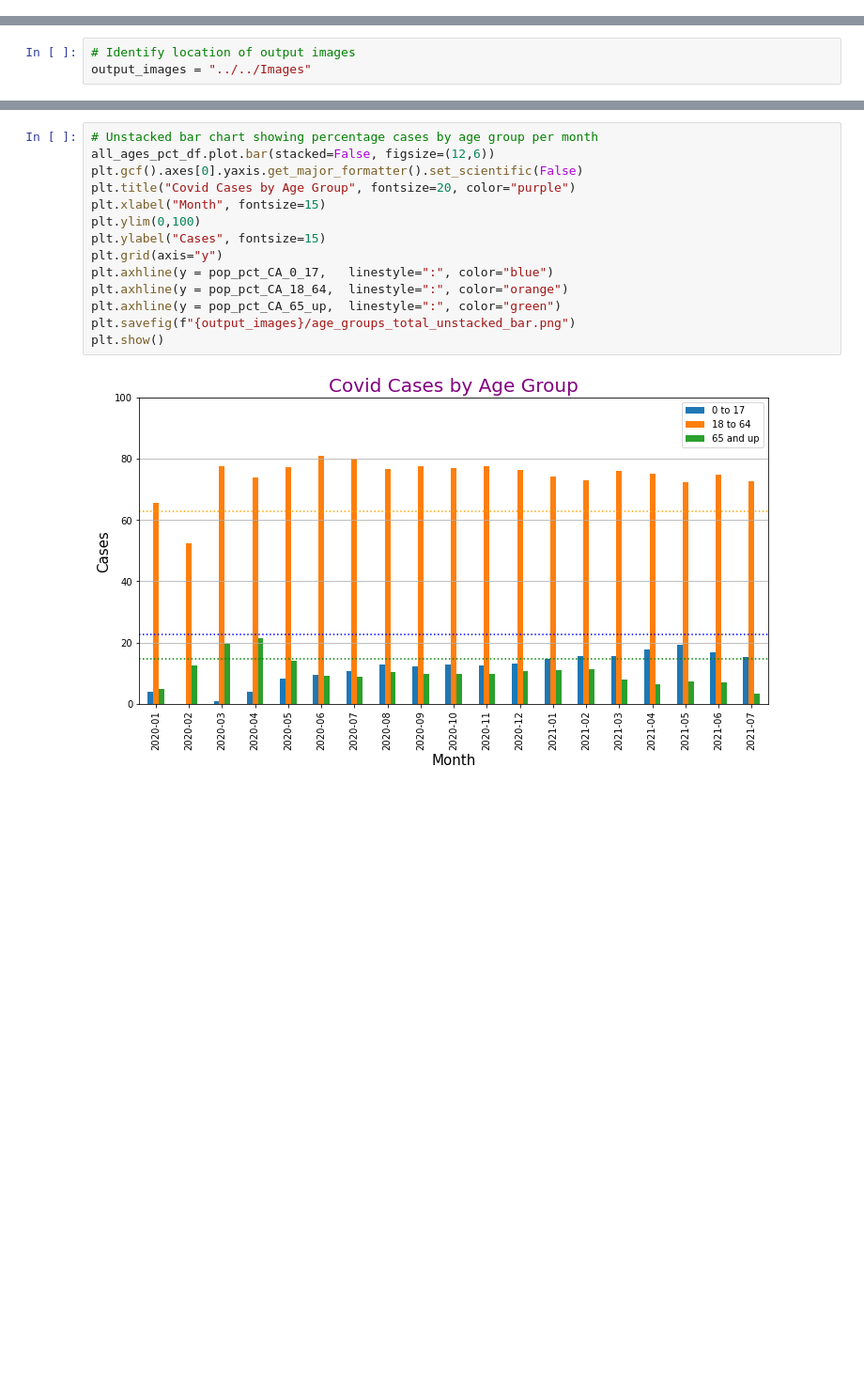
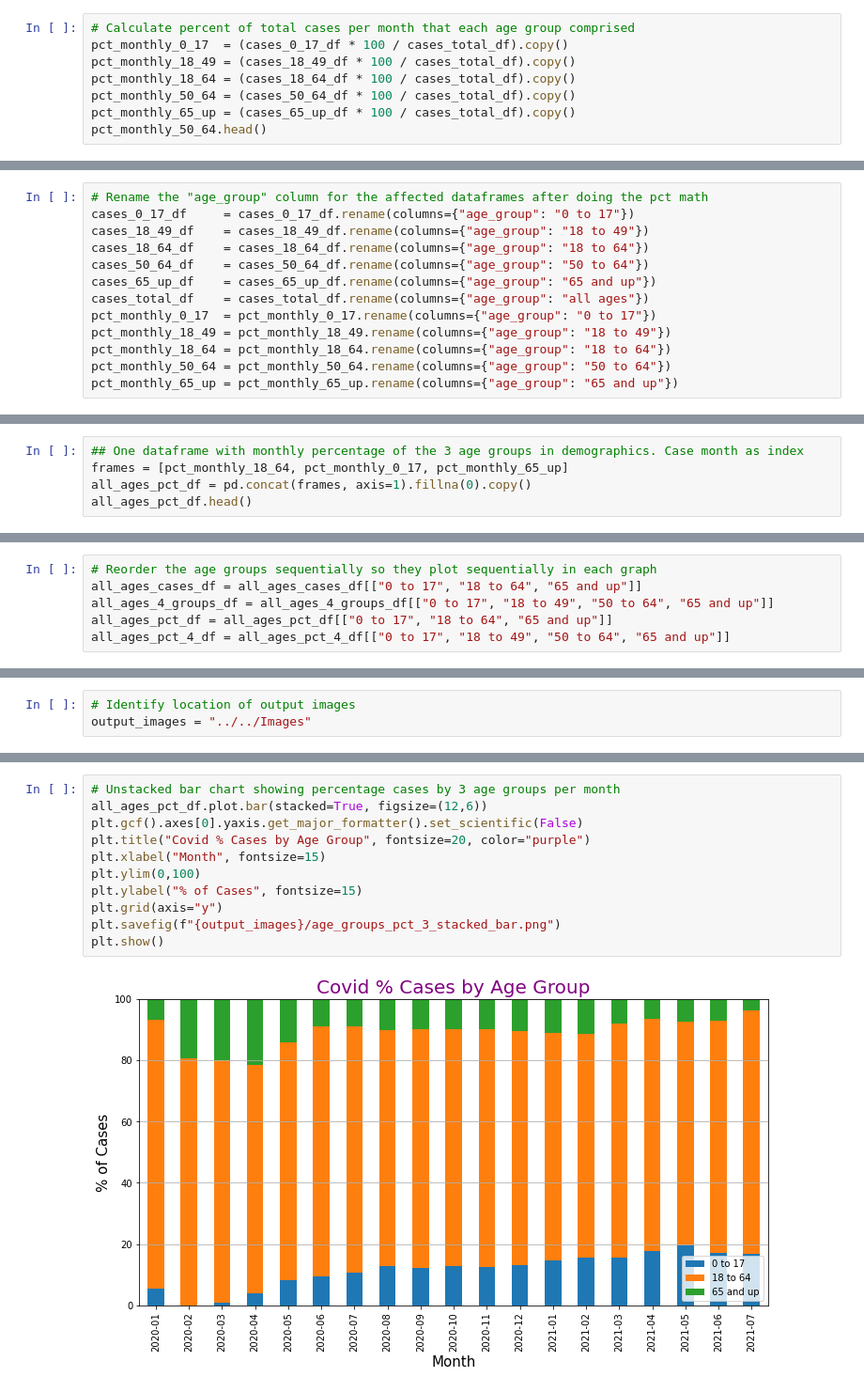
Before and after one commit to kevogil/covid-analysis, a Jupyter notebook: Notebooks/Analysis_And_Visualizations/covid_infections_by_age_group.ipynb, the cells around one changed output, grey strips where cells are left out. Shown at 94% size. Drawn from its saved outputs; the diff is of its cells as text; blank space fills up the shorter version.

```diff
--- a/Notebooks/Analysis_And_Visualizations/covid_infections_by_age_group.ipynb
+++ b/Notebooks/Analysis_And_Visualizations/covid_infections_by_age_group.ipynb
@@ -174,0 +157,8 @@ all_ages_pct_df.head()
+# %%
+# Calculate percent of total cases per month that each age group comprised
+pct_monthly_0_17  = (cases_0_17_df * 100 / cases_total_df).copy()
+pct_monthly_18_49 = (cases_18_49_df * 100 / cases_total_df).copy()
+pct_monthly_18_64 = (cases_18_64_df * 100 / cases_total_df).copy()
+pct_monthly_50_64 = (cases_50_64_df * 100 / cases_total_df).copy()
+pct_monthly_65_up = (cases_65_up_df * 100 / cases_total_df).copy()
+pct_monthly_50_64.head()
@@ -174,0 +173,13 @@ all_ages_pct_df.head()
+# %%
+# Rename the "age_group" column for the affected dataframes after doing the pct math
+cases_0_17_df     = cases_0_17_df.rename(columns={"age_group": "0 to 17"})
+cases_18_49_df    = cases_18_49_df.rename(columns={"age_group": "18 to 49"})
+cases_18_64_df    = cases_18_64_df.rename(columns={"age_group": "18 to 64"})
+cases_50_64_df    = cases_50_64_df.rename(columns={"age_group": "50 to 64"})
+cases_65_up_df    = cases_65_up_df.rename(columns={"age_group": "65 and up"})
+cases_total_df    = cases_total_df.rename(columns={"age_group": "all ages"})
+pct_monthly_0_17  = pct_monthly_0_17.rename(columns={"age_group": "0 to 17"})
+pct_monthly_18_49 = pct_monthly_18_49.rename(columns={"age_group": "18 to 49"})
+pct_monthly_18_64 = pct_monthly_18_64.rename(columns={"age_group": "18 to 64"})
+pct_monthly_50_64 = pct_monthly_50_64.rename(columns={"age_group": "50 to 64"})
+pct_monthly_65_up = pct_monthly_65_up.rename(columns={"age_group": "65 and up"})
@@ -174,0 +212,5 @@ all_ages_pct_df.head()
+# %%
+## One dataframe with monthly percentage of the 3 age groups in demographics. Case month as index
+frames = [pct_monthly_18_64, pct_monthly_0_17, pct_monthly_65_up]
+all_ages_pct_df = pd.concat(frames, axis=1).fillna(0).copy()
+all_ages_pct_df.head()
@@ -175,3 +238,9 @@ all_ages_pct_df.head()
+# %%
+# Reorder the age groups sequentially so they plot sequentially in each graph
+all_ages_cases_df = all_ages_cases_df[["0 to 17", "18 to 64", "65 and up"]]
+all_ages_4_groups_df = all_ages_4_groups_df[["0 to 17", "18 to 49", "50 to 64", "65 and up"]]
+all_ages_pct_df = all_ages_pct_df[["0 to 17", "18 to 64", "65 and up"]]
+all_ages_pct_4_df = all_ages_pct_4_df[["0 to 17", "18 to 49", "50 to 64", "65 and up"]]
 # %% [markdown]
 PLOTS: Plot monthly counts of cases per age group, percentage of cases vs percentage of population, stacked counts of cases per age group
 # %%
@@ -267,16 +336,13 @@ plt.show()
 # %%
-# Unstacked bar chart showing percentage cases by age group per month
-all_ages_pct_df.plot.bar(stacked=False, figsize=(12,6))
+# Unstacked bar chart showing percentage cases by 3 age groups per month
+all_ages_pct_df.plot.bar(stacked=True, figsize=(12,6))
 plt.gcf().axes[0].yaxis.get_major_formatter().set_scientific(False)
-plt.title("Covid Cases by Age Group", fontsize=20, color="purple")
+plt.title("Covid % Cases by Age Group", fontsize=20, color="purple")
 plt.xlabel("Month", fontsize=15)
 plt.ylim(0,100)
-plt.ylabel("Cases", fontsize=15)
+plt.ylabel("% of Cases", fontsize=15)
 plt.grid(axis="y")
-plt.axhline(y = pop_pct_CA_0_17,   linestyle=":", color="blue")
-plt.axhline(y = pop_pct_CA_18_64,  linestyle=":", color="orange")
-plt.axhline(y = pop_pct_CA_65_up,  linestyle=":", color="green")
-plt.savefig(f"{output_images}/age_groups_total_unstacked_bar.png")
+plt.savefig(f"{output_images}/age_groups_pct_3_stacked_bar.png")
 plt.show()
 # %% [output]
-[figure, old version]
+[figure, new version]
```
Also changed, not shown: parts of 20 cells of this notebook, 10 other files.
